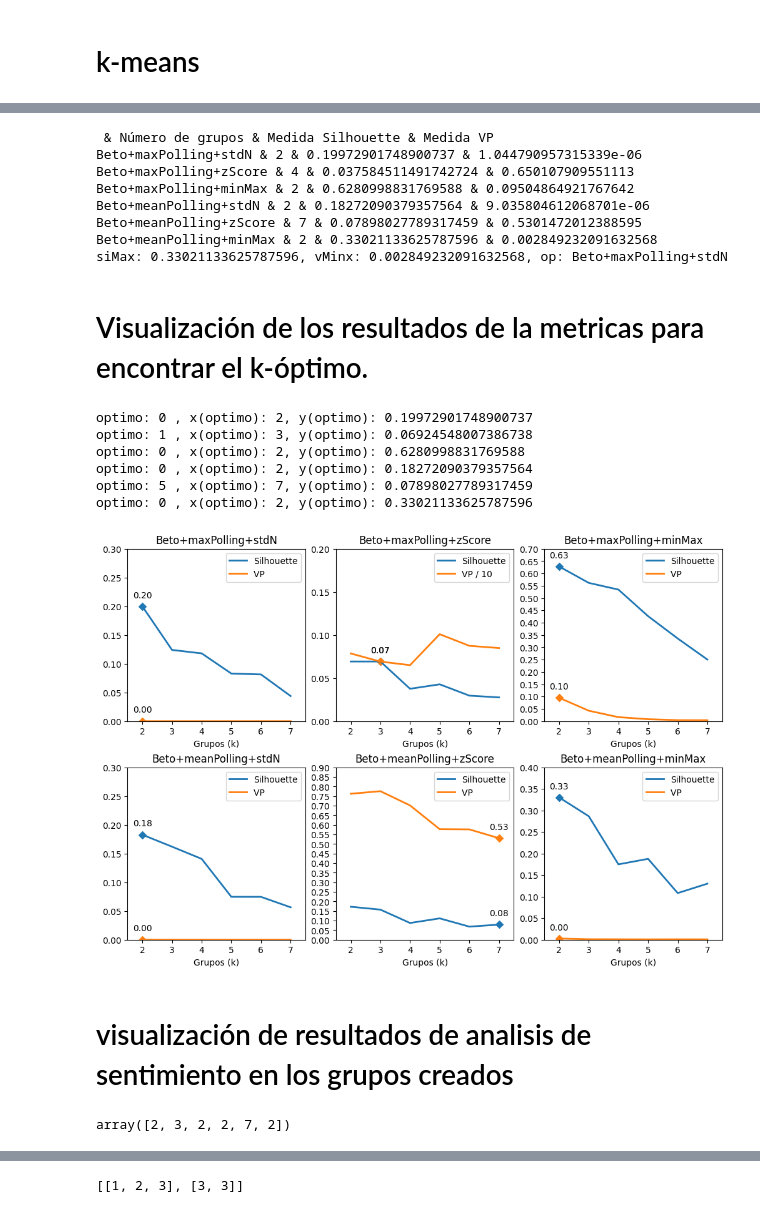
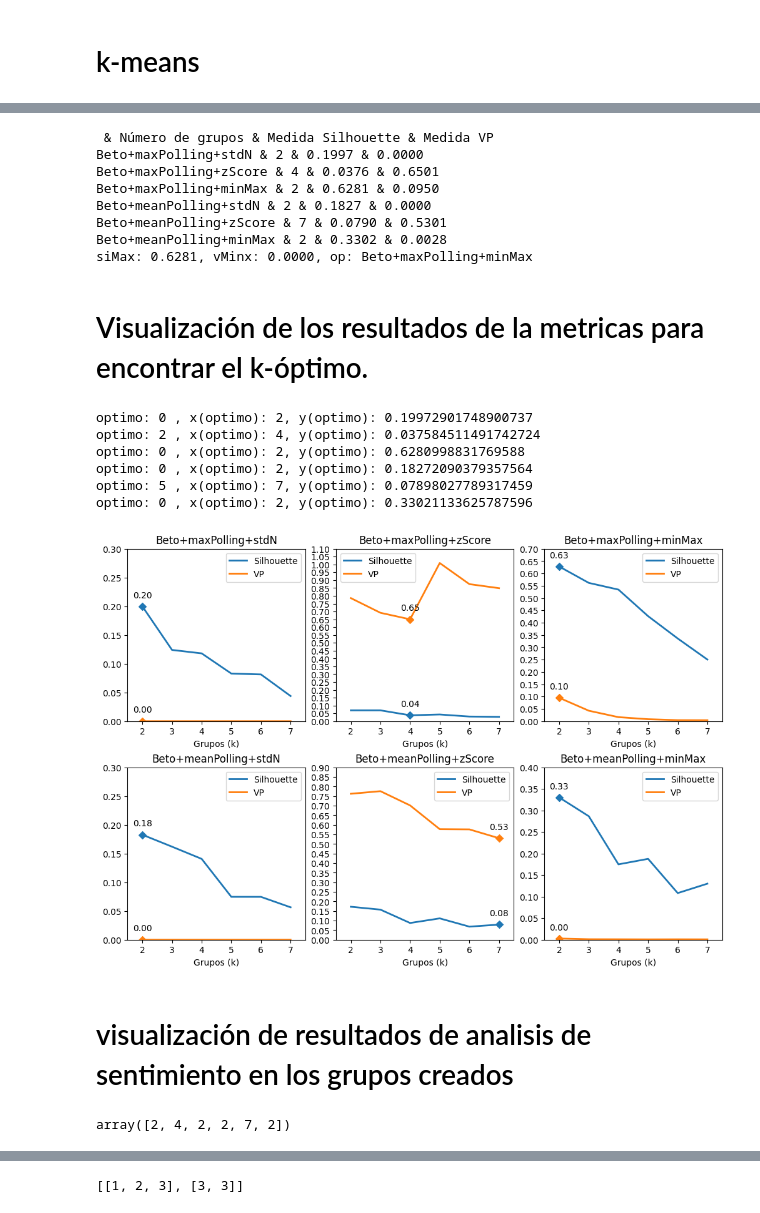
Before and after one commit to jpnahuelpan/TT-Pregrado, a Jupyter notebook: notebooks/1.2-jpn-agrupamiento_ML.ipynb, the cells around one changed output, grey strips where cells are left out. Saved outputs shown, nothing was run; the diff lists cells and outputs as text; code cells hidden in the pictures.

```diff
--- a/notebooks/1.2-jpn-agrupamiento_ML.ipynb
+++ b/notebooks/1.2-jpn-agrupamiento_ML.ipynb
@@ -125,28 +125,30 @@ metricas
    0.000982119959590172,
    0.0008737570094401121]}}
 # %%
-op = {}
+ops = []
+opv = []
 print(" & Número de grupos & Medida Silhouette & Medida VP")
 for metricas_key in metricas.keys():
-    ops = []
-    opv = []
     sI = metricas[metricas_key]["silhouettes_by_k_centroids"]
     vP = metricas[metricas_key]["VP_by_k_centroids"]
     idx_optimo = Features.optimo_k(sI, vP)
     ops.append(sI[idx_optimo])
     opv.append(vP[idx_optimo])
-    print(f"{metricas_key} & {idx_optimo + 2} & {sI[idx_optimo]} & {vP[idx_optimo]}")
+    print(f"{metricas_key} & {idx_optimo + 2} & {sI[idx_optimo]:.4f} & {vP[idx_optimo]:.4f}")
 op_grouping = list(metricas.keys())[Features.optimo_k(ops, opv)]
-print(f"siMax: {max(ops)}, vMinx: {min(opv)}, op: {op_grouping}")
+# print(list(metricas.keys())[best])
+# best = Features.optimo_k(ops, opv)
+# op_grouping = f"({ops[best]}, {opv[best]})"
+print(f"siMax: {max(ops):.4f}, vMinx: {min(opv):.4f}, op: {op_grouping}")
 # %% [output]
  & Número de grupos & Medida Silhouette & Medida VP
-Beto+maxPolling+stdN & 2 & 0.19972901748900737 & 1.044790957315339e-06
-Beto+maxPolling+zScore & 4 & 0.037584511491742724 & 0.650107909551113
-Beto+maxPolling+minMax & 2 & 0.6280998831769588 & 0.09504864921767642
-Beto+meanPolling+stdN & 2 & 0.18272090379357564 & 9.035804612068701e-06
-Beto+meanPolling+zScore & 7 & 0.07898027789317459 & 0.5301472012388595
-Beto+meanPolling+minMax & 2 & 0.33021133625787596 & 0.002849232091632568
-siMax: 0.33021133625787596, vMinx: 0.002849232091632568, op: Beto+maxPolling+stdN
+Beto+maxPolling+stdN & 2 & 0.1997 & 0.0000
+Beto+maxPolling+zScore & 4 & 0.0376 & 0.6501
+Beto+maxPolling+minMax & 2 & 0.6281 & 0.0950
+Beto+meanPolling+stdN & 2 & 0.1827 & 0.0000
+Beto+meanPolling+zScore & 7 & 0.0790 & 0.5301
+Beto+meanPolling+minMax & 2 & 0.3302 & 0.0028
+siMax: 0.6281, vMinx: 0.0000, op: Beto+maxPolling+minMax
 # %% [markdown]
 # Visualización de los resultados de la metricas para encontrar el k-óptimo.
 # %%
@@ -158,57 +160,58 @@ fig, axs = plt.subplots(ncols=3, nrows=2, figsize=(10, 7),
                         layout="constrained")
 for ax, metricas_key in zip(axs.flat, metricas.keys()):
     sI = metricas[metricas_key]["silhouettes_by_k_centroids"]
-    vP, p = Features.decimal_scaling_normalization(np.array(metricas[metricas_key]["VP_by_k_centroids"]))
-    p = f"/ {p}" if p >= 10 else ""
-    optimo = Features.optimo_k(sI, vP)
+    vP = metricas[metricas_key]["VP_by_k_centroids"]
+    # vP, p = Features.decimal_scaling_normalization(np.array(metricas[metricas_key]["VP_by_k_centroids"]))
+    # p = f"/ {p}" if p >= 10 else ""
+    optimo = Features.optimo_k(sI, list(vP))
     k_optimos.append(optimo)
     print(f"optimo: {optimo} , x(optimo): {x[optimo]}, y(optimo): {sI[optimo]}")
     # plot
 
     ax.plot(x, sI, linewidth=2.0, label="Silhouette")
-    ax.plot(x, vP, linewidth=2.0, label=f"VP {p}")
+    ax.plot(x, vP, linewidth=2.0, label=f"VP")
     ax.scatter([x[optimo]], [sI[optimo]], marker="D")
     ax.scatter(x[optimo], vP[optimo], marker="D")
     y_max_lim = max([max(vP), max(sI)])
     y_max_lim = round(y_max_lim, 1) + 0.1
-    y_max_lim = 1.0 if y_max_lim >= 1.0 else y_max_lim
+    # y_max_lim = 1.0 if y_max_lim >= 1.0 else y_max_lim
     y_min_lim = min([min(vP), min(sI)])
     y_min_lim = round(y_min_lim, 1) - 0.05 if y_min_lim < 0.0 else 0.0
     ax.set(xlim=(x[0] - 0.5, x[-1] + 0.5), xticks=np.arange(x[0], x[-1] + 1),
         ylim=(y_min_lim, y_max_lim), yticks=np.arange(y_min_lim, y_max_lim + 0.05, 0.05))
     ax.set_xlabel("Grupos (k)")
 
     label0 = "{:.2f}".format(sI[optimo])
     ax.annotate(label0,
                 (x[optimo],sI[optimo]),
                 textcoords="offset points",
                 xytext=(0,10),
                 ha='center')
     label1 = "{:.2f}".format(vP[optimo])
     ax.annotate(label1,
                 (x[optimo],vP[optimo]),
                 textcoords="offset points",
                 xytext=(0,10),
                 ha='center')
     ax.set_title(f"{metricas_key}")
     ax.legend()
 k_optimos = np.array(k_optimos) + 2
 
 plt.show()
 # %% [output]
 optimo: 0 , x(optimo): 2, y(optimo): 0.19972901748900737
-optimo: 1 , x(optimo): 3, y(optimo): 0.06924548007386738
+optimo: 2 , x(optimo): 4, y(optimo): 0.037584511491742724
 optimo: 0 , x(optimo): 2, y(optimo): 0.6280998831769588
 optimo: 0 , x(optimo): 2, y(optimo): 0.18272090379357564
 optimo: 5 , x(optimo): 7, y(optimo): 0.07898027789317459
 optimo: 0 , x(optimo): 2, y(optimo): 0.33021133625787596
-[figure, old version]
+[figure, new version]
 # %% [markdown]
 # visualización de resultados de analisis de sentimiento en los grupos creados
 # %%
 k_optimos
 # %% [output]
-array([2, 3, 2, 2, 7, 2])
+array([2, 4, 2, 2, 7, 2])
 # %%
 traduccion = {
     "sadness": "tristeza",
```
Also changed, not shown: parts of 6 cells of this notebook, 3 other files.
